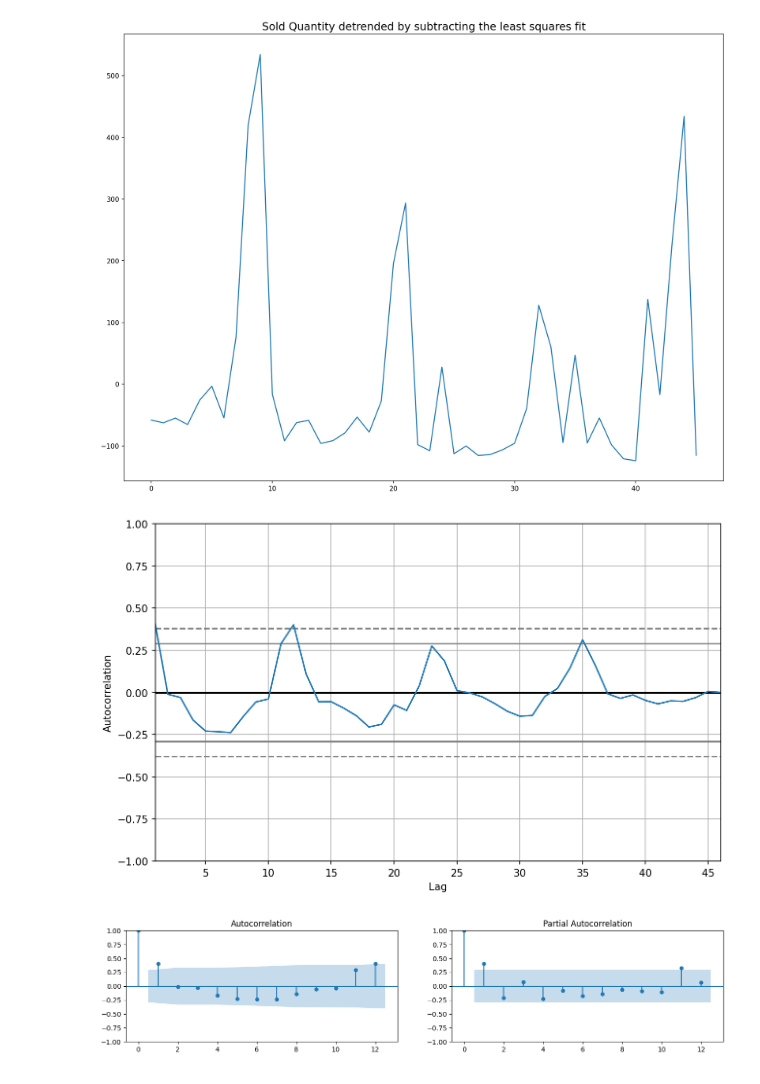
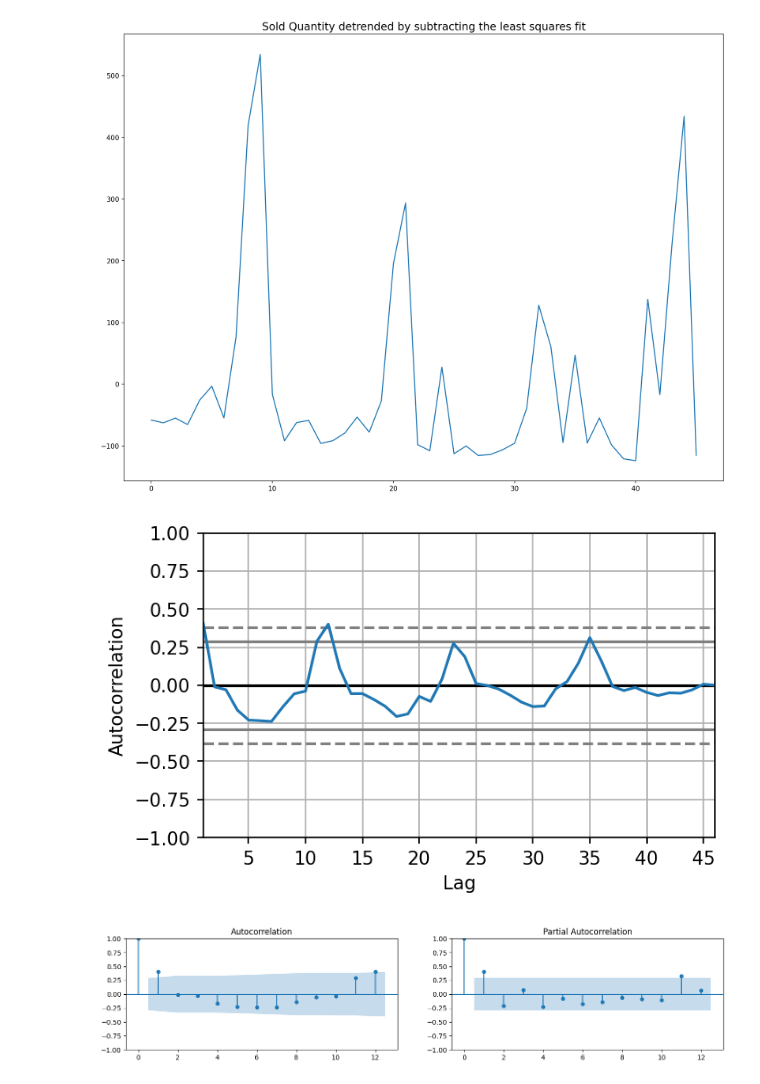
Before and after one commit to marinandres/InventoryOptimizationRNN, a Jupyter notebook: stats.ipynb, the cells around one changed output. Drawn from its saved outputs; the diff is of its cells as text; code cells hidden in the pictures.

```diff
--- a/stats.ipynb
+++ b/stats.ipynb
@@ -179,24 +183,24 @@ signal_series(stats)
 # %%
 def autocorrelation(df):
 
     df = df[df['item_description'] == 'Botella_750ml']
 
     df = df[['date','sold_quantity']]
     df['first_day_of_month'] = df['date'].dt.to_period('M').dt.to_timestamp()
     df = df.groupby(['first_day_of_month']).agg({'sold_quantity': 'sum'}).reset_index()
 
     x = df['first_day_of_month'].values
     y = df['sold_quantity'].values
 
     data = {'first_day_of_month': x, 'sold_quantity': y}
     df = pd.DataFrame(data)
 
-    plt.rcParams.update({'figure.figsize':(10,6), 'figure.dpi':150})
+    plt.rcParams.update({'figure.figsize':(5,3), 'figure.dpi':150})
     autocorrelation_plot(df['sold_quantity'].tolist())
 
 autocorrelation(stats)
 # %% [output]
-[figure, old version]
+[figure, new version]
 # %%
 def autocorrelation_partialcorrelation(df):
 
```
Also changed, not shown: parts of 5 cells of this notebook.
